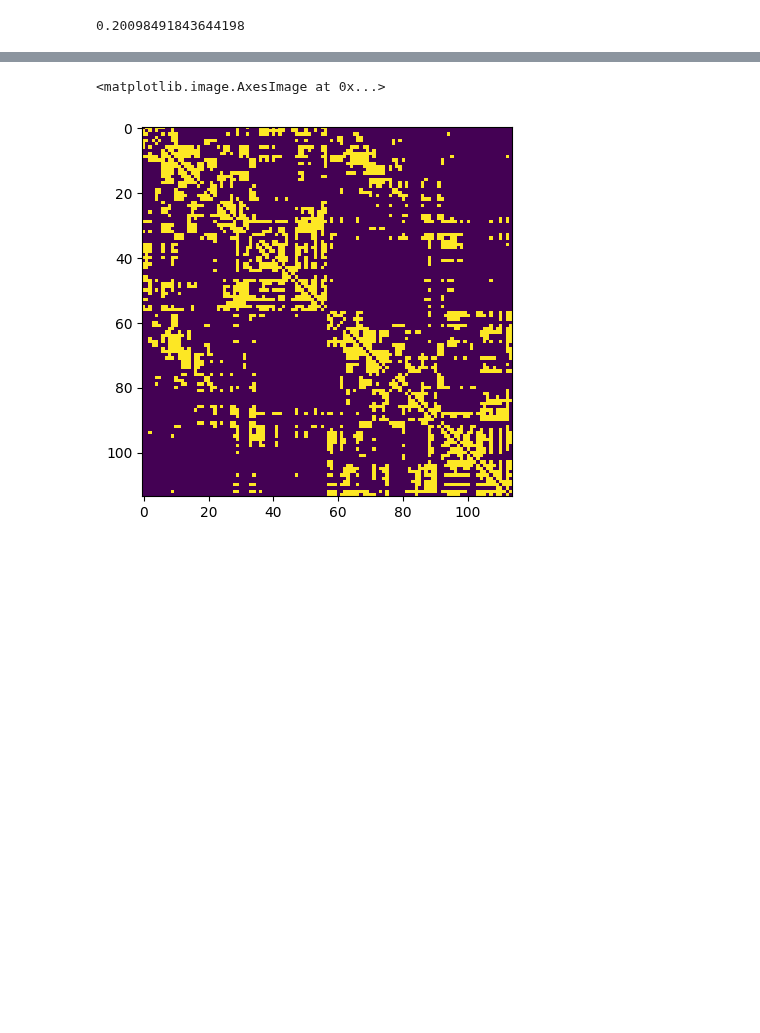
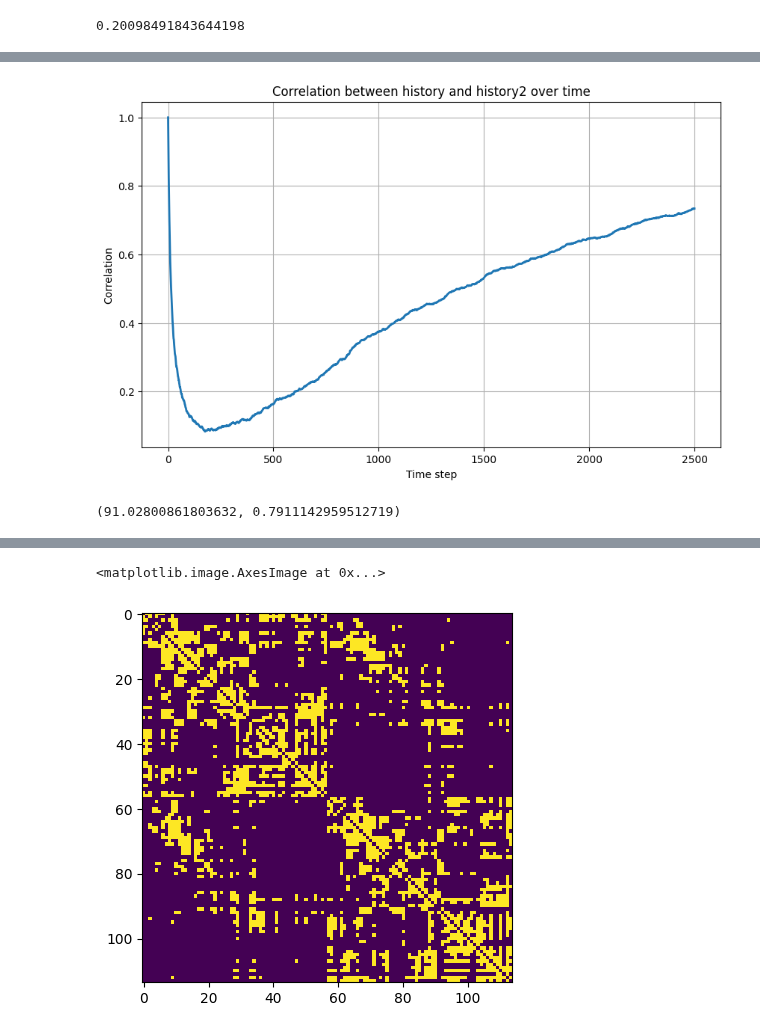
Before and after one commit to kuffmode/Optimal_networks, a Jupyter notebook: generative_analysis.ipynb, the cells around one changed output, grey strips where cells are left out. Cells and saved outputs as stored; diff of their text form; code cells hidden in the pictures; blank space fills up the shorter version.

```diff
--- a/generative_analysis.ipynb
+++ b/generative_analysis.ipynb
@@ -123,3 +178,27 @@ np.sum(connectivity)/(connectivity.shape[0])**2
+# %%
+# Calculate correlation for each time point
+correlations = []
+for t in range(history.shape[2]):
+    # Flatten the matrices at time t for correlation
+    h1_flat = history[:,:,t].flatten()
+    h2_flat = history2[:,:,t].flatten()
+    # Calculate correlation
+    corr = np.corrcoef(h1_flat, h2_flat)[0,1]
+    correlations.append(corr)
+
+# Plot correlation over time
+plt.figure(figsize=(10, 6))
+plt.plot(correlations, lw=2)
+plt.xlabel('Time step')
+plt.ylabel('Correlation')
+plt.title('Correlation between history and history2 over time')
+plt.grid(True)
+# %% [output]
+[figure, added]
+# %%
+evaluate_adjacency(history[:,:,-1], history2[:,:,-1])
+# %% [output]
+(91.02800861803632, 0.7911142959512719)
 # %%
 # Vectorized correlation computation
 flattened_history = history.reshape(history.shape[0] * history.shape[1], history.shape[2])
```
Also changed, not shown: parts of 19 cells of this notebook, 1 other file.
